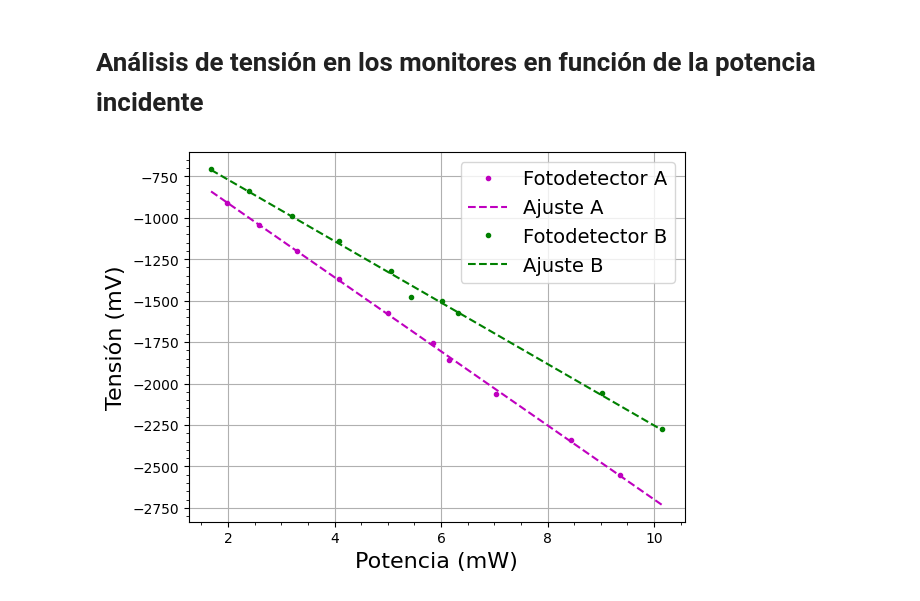
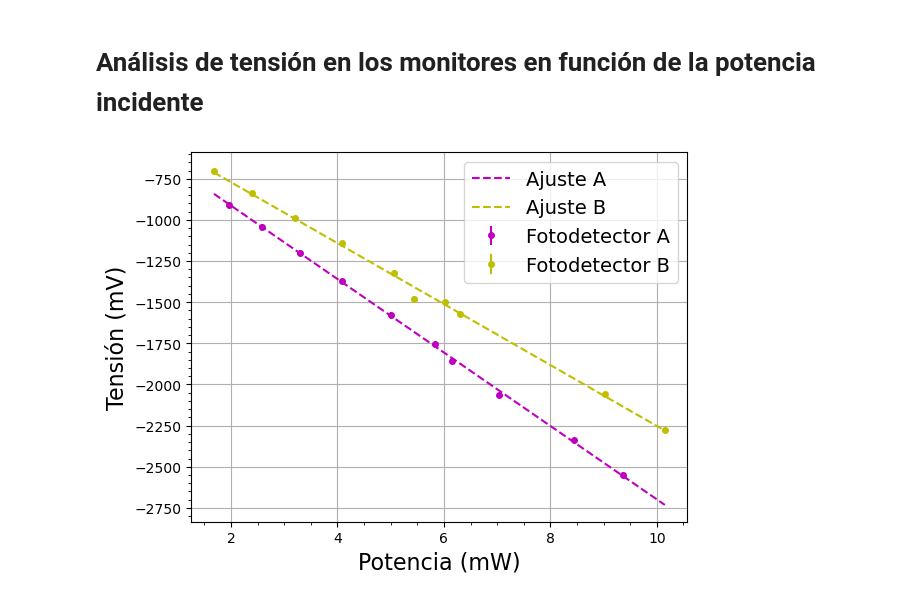
Before and after one commit to DelManuel/Magnetometro-optico, a Jupyter notebook: códigos/analisis_fotodetectores.ipynb, the cells around one changed output. Cells and saved outputs as stored; diff of their text form; code cells hidden in the pictures.

```diff
--- a/códigos/analisis_fotodetectores.ipynb
+++ b/códigos/analisis_fotodetectores.ipynb
@@ -232,22 +253,25 @@ V_A = np.array([-1.860,-2.065,-2.34,-2.55,-1.756,-1.575,-1.372,-1.2,-1.042,-0.91
 POW_B = [5.43,6.31,9.03,10.15,6.02,5.06,4.08,3.2,2.39,1.68]
 V_B = np.array([-1.48,-1.572,-2.06,-2.277,-1.5,-1.32,-1.142,-0.991,-0.8385,-0.706])*1000
 
-popt_A, pcov_A = curve_fit(lineal, POW_A, V_A)
-popt_B, pcov_B = curve_fit(lineal, POW_B, V_B)
+V_A_err = np.ones(len(V_A))*15.625
+V_B_err = np.ones(len(V_B))*15.625
+
+popt_A, pcov_A = curve_fit(lineal, POW_A, V_A, sigma=V_A_err, absolute_sigma= True)
+popt_B, pcov_B = curve_fit(lineal, POW_B, V_B, sigma=V_B_err, absolute_sigma= True)
 
 POW_ajuste = np.linspace(np.min([POW_A,POW_B]), np.max([POW_A,POW_B]),100)
 # %%
-plt.plot(POW_A, V_A,".", c = "m", label = "Fotodetector A")
+plt.errorbar(POW_A, V_A, yerr = V_A_err, fmt = ".m", label = "Fotodetector A", ms = 8)
 plt.plot(POW_ajuste, lineal(POW_ajuste,*popt_A), c = "m", ls = "--", label = "Ajuste A")
-plt.plot(POW_B,V_B,".", c = "g", label = "Fotodetector B")
-plt.plot(POW_ajuste, lineal(POW_ajuste,*popt_B), c = "g", ls = "--", label = "Ajuste B")
+plt.errorbar(POW_B,V_B, yerr = V_B_err, fmt = ".y", label = "Fotodetector B", ms = 8)
+plt.plot(POW_ajuste, lineal(POW_ajuste,*popt_B), c = "y", ls = "--", label = "Ajuste B")
 
 plt.xlabel("Potencia (mW)", fontsize = 16)
 plt.ylabel("Tensión (mV)", fontsize = 16)
 plt.legend(fontsize = 14)
 plt.show()
 # %% [output]
-[figure, old version]
+[figure, new version]
 # %%
 popt_A, popt_B
 # %% [output]
```
Also changed, not shown: parts of 9 cells of this notebook, 3 other files.
